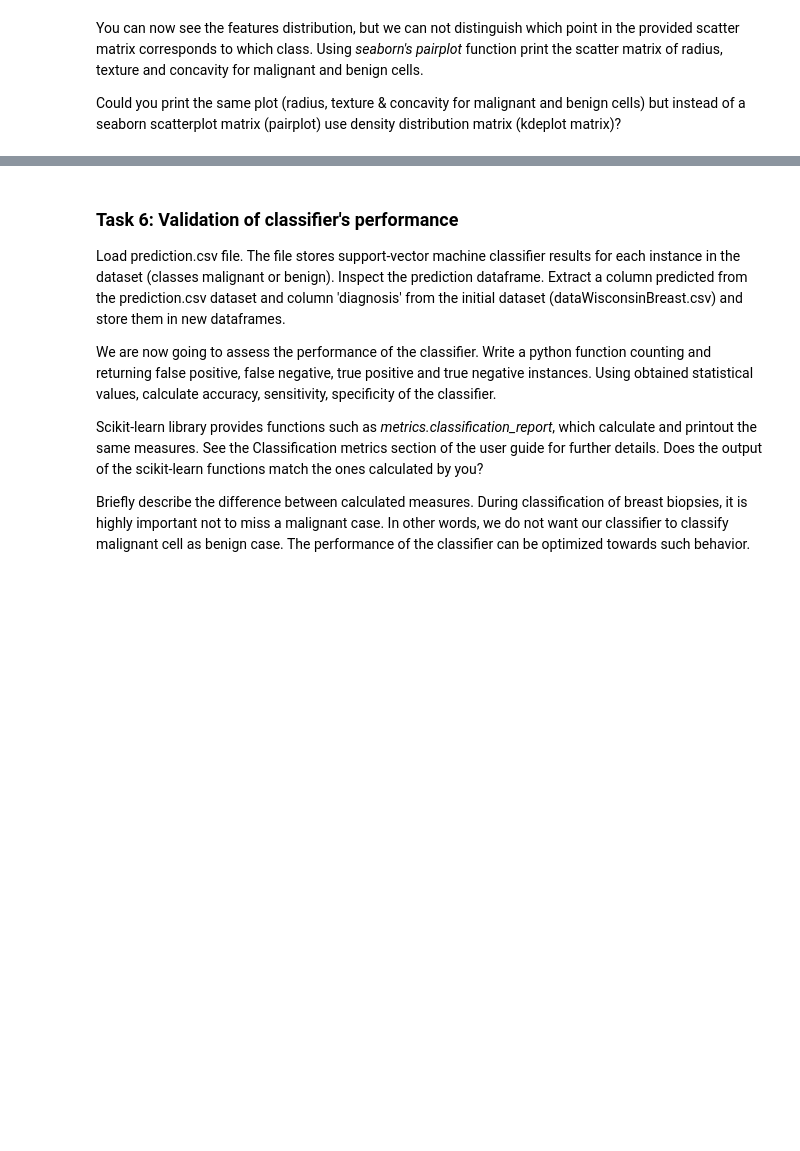
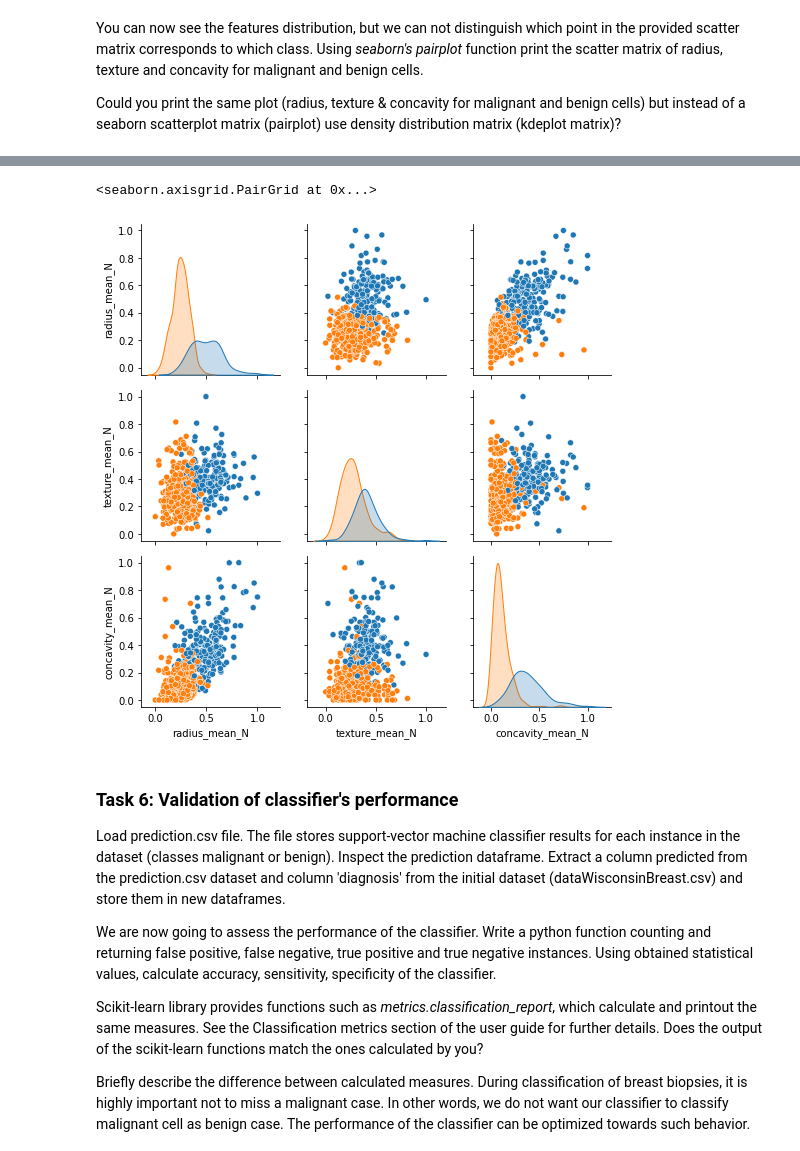
Before and after one commit to abishek1233/Clinical-Decision-Practicals, a Jupyter notebook: WPO1/WPO1-Student.ipynb, the cells around one changed output, grey strips where cells are left out. Saved outputs shown, nothing was run; the diff lists cells and outputs as text; code cells hidden in the pictures; blank space fills up the shorter version.

```diff
--- a/WPO1/WPO1-Student.ipynb
+++ b/WPO1/WPO1-Student.ipynb
@@ -325,3 +379,10 @@ Could you print the same plot (radius, texture & concavity for malignant and ben
+# %%
+g = sns.PairGrid(normalizedData,hue="diagnosis",vars=["radius_mean_N","texture_mean_N","concavity_mean_N"])
+g.map_offdiag(sns.scatterplot)
+g.map_diag(sns.kdeplot,fill=True)
+# %% [output]
+<seaborn.axisgrid.PairGrid at 0x...>
+[figure, added]
 # %% [markdown]
 ### Task 6: Validation of classifier's performance
 Load prediction.csv file. The file stores support-vector machine classifier results for each instance in the dataset (classes malignant or benign). Inspect the prediction dataframe. Extract a column predicted from the prediction.csv dataset and column 'diagnosis' from the initial dataset (dataWisconsinBreast.csv) and store them in new dataframes.
```
Also changed, not shown: parts of 16 cells of this notebook, 3 other files.
